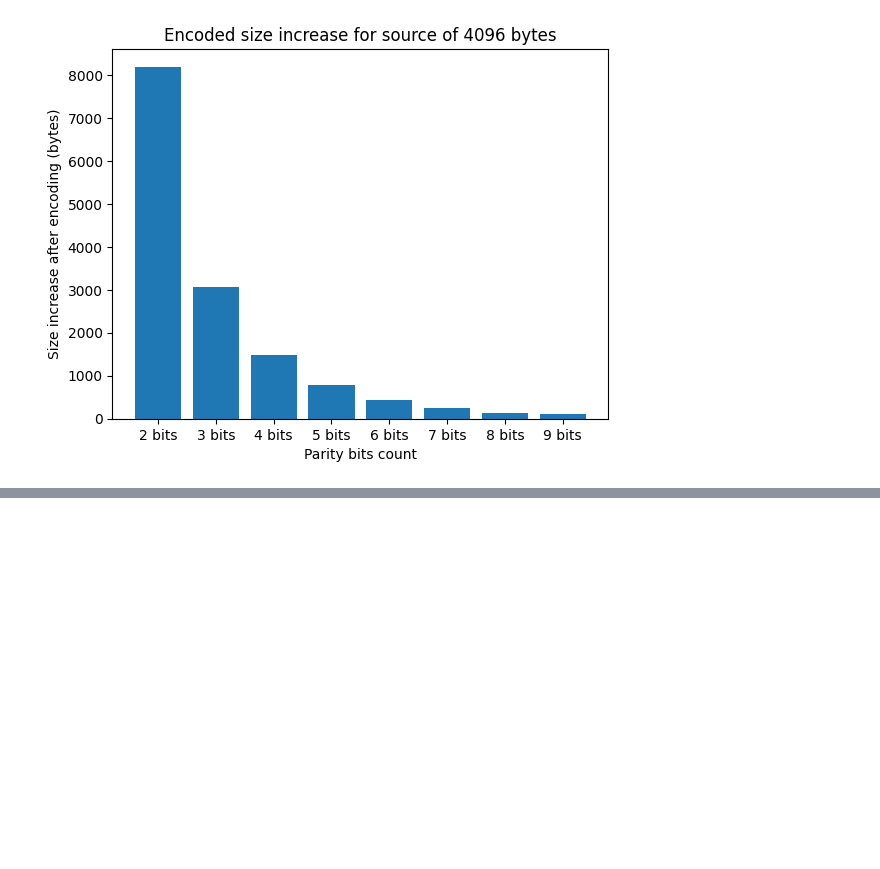
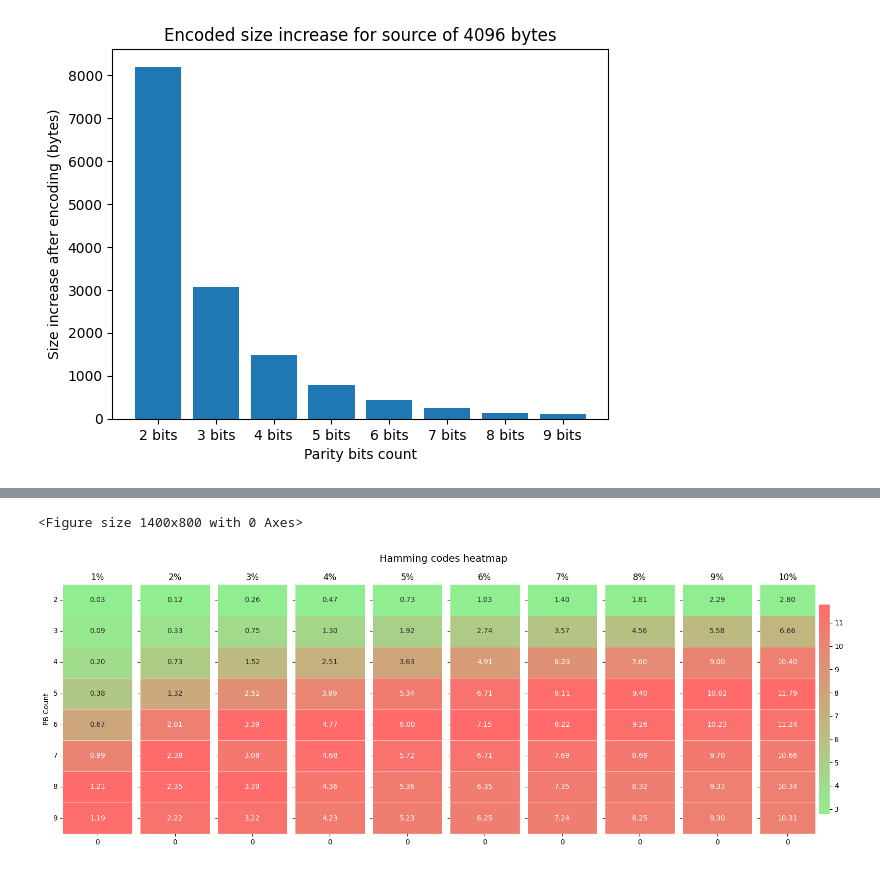
Before and after one commit to j1sk1ss/CDBMS_ICDE2026, a Jupyter notebook: CDBMS.ipynb, the cells around one changed output, grey strips where cells are left out. Saved outputs shown, nothing was run; the diff lists cells and outputs as text; code cells hidden in the pictures; blank space fills up the shorter version.

```diff
--- a/CDBMS.ipynb
+++ b/CDBMS.ipynb
@@ -164,0 +215,34 @@ plot_encoded_size_increase(sizes, decoded_size)
+# %%
+df = df.iloc[2:]
+# %%
+plt.figure(figsize=(14, 8))
+
+cmap = LinearSegmentedColormap.from_list('custom_green_red', ['#90EE90', '#FF6B6B'], N=256)
+
+num_cols = len(df.columns)
+
+fig, axes = plt.subplots(1, num_cols, figsize=(16, 6), sharey=True)
+fig.suptitle('Hamming codes heatmap', fontsize=14)
+
+for i, col in enumerate(df.columns):
+    col_data = df[col].values.reshape(-1, 1)
+    sns.heatmap(col_data,
+                annot=True,
+                fmt=".2f",
+                cmap=cmap,
+                cbar=True if i == num_cols-1 else False,
+                ax=axes[i],
+                linewidths=0.5,
+                vmin=df[col].min(),
+                vmax=df[col].max())
+
+    axes[i].set_title(col)
+    axes[i].set_xlabel('')
+    axes[i].set_ylabel('PB Count' if i == 0 else '')
+    axes[i].set_yticklabels(df.index, rotation=0)
+
+plt.tight_layout()
+plt.show()
+# %% [output]
+<Figure size 1400x800 with 0 Axes>
+[figure, added]
```
Also changed, not shown: parts of 7 cells of this notebook, 35 other files.
